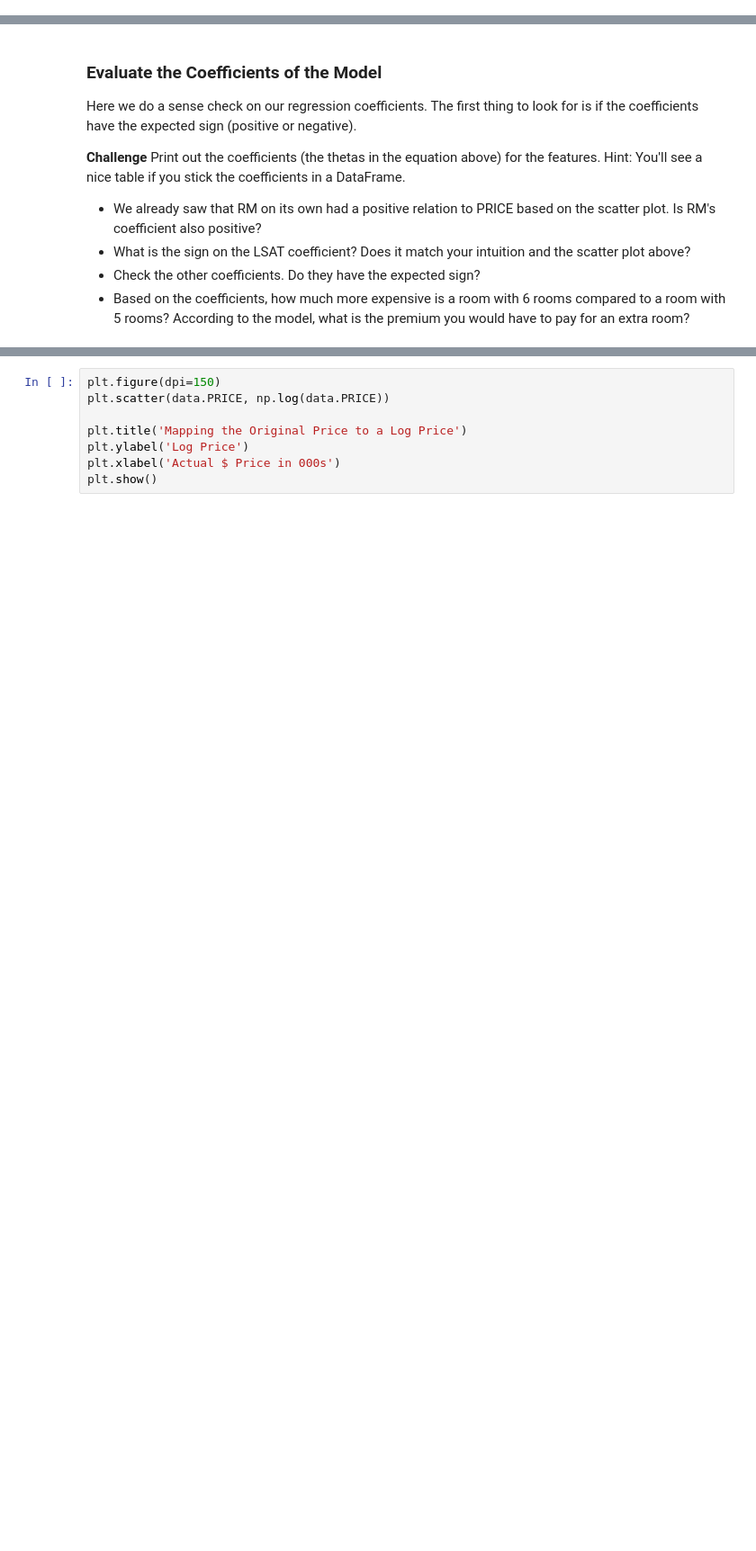
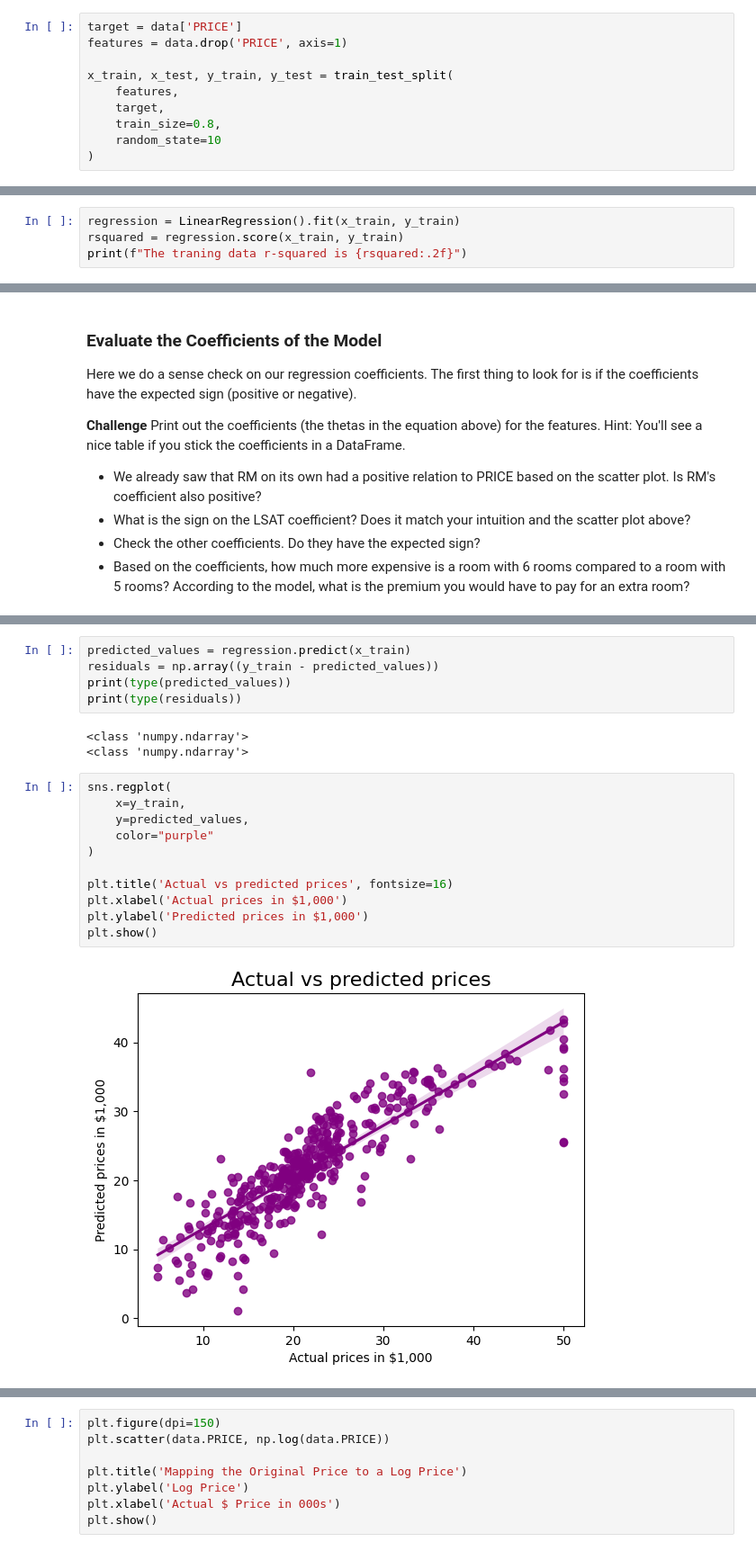
Before and after one commit to juandrzej/100days_of_code, a Jupyter notebook: 100days_of_code_day81_boston_house_prices/Multivariable_Regression_and_Valuation_Model.ipynb, the cells around one changed output, grey strips where cells are left out. Shown at 90% size. Saved outputs shown, nothing was run; the diff lists cells and outputs as text; blank space fills up the shorter version.

```diff
--- a/100days_of_code_day81_boston_house_prices/Multivariable_Regression_and_Valuation_Model.ipynb
+++ b/100days_of_code_day81_boston_house_prices/Multivariable_Regression_and_Valuation_Model.ipynb
@@ -358,3 +358,13 @@ We *can't* use all 506 entries in our dataset to train our model. The reason is
 
 
 Hint: Remember, your **target** is your home PRICE, and your **features** are all the other columns you'll use to predict the price.
+# %%
+target = data['PRICE']
+features = data.drop('PRICE', axis=1)
+
+x_train, x_test, y_train, y_test = train_test_split(
+    features,
+    target,
+    train_size=0.8,
+    random_state=10
+)
@@ -370,3 +389,7 @@ $$ PR \hat ICE = \theta _0 + \theta _1 RM + \theta _2 NOX + \theta _3 DIS + \the
 **Challenge**
 
 Use sklearn to run the regression on the training dataset. How high is the r-squared for the regression on the training data?
+# %%
+regression = LinearRegression().fit(x_train, y_train)
+rsquared = regression.score(x_train, y_train)
+print(f"The traning data r-squared is {rsquared:.2f}")
@@ -403,3 +455,24 @@ The cyan line in the middle shows `y_train` against `y_train`. If the prediction
 The second plot should be the residuals against the predicted prices. Here's what we're looking for:
 
 <img src=https://i.imgur.com/HphsBsj.png height=350>
+# %%
+predicted_values = regression.predict(x_train)
+residuals = np.array((y_train - predicted_values))
+print(type(predicted_values))
+print(type(residuals))
+# %% [output]
+<class 'numpy.ndarray'>
+<class 'numpy.ndarray'>
+# %%
+sns.regplot(
+    x=y_train,
+    y=predicted_values,
+    color="purple"
+)
+
+plt.title('Actual vs predicted prices', fontsize=16)
+plt.xlabel('Actual prices in $1,000')
+plt.ylabel('Predicted prices in $1,000')
+plt.show()
+# %% [output]
+[figure, added]
```
Also changed, not shown: parts of 6 cells of this notebook.
